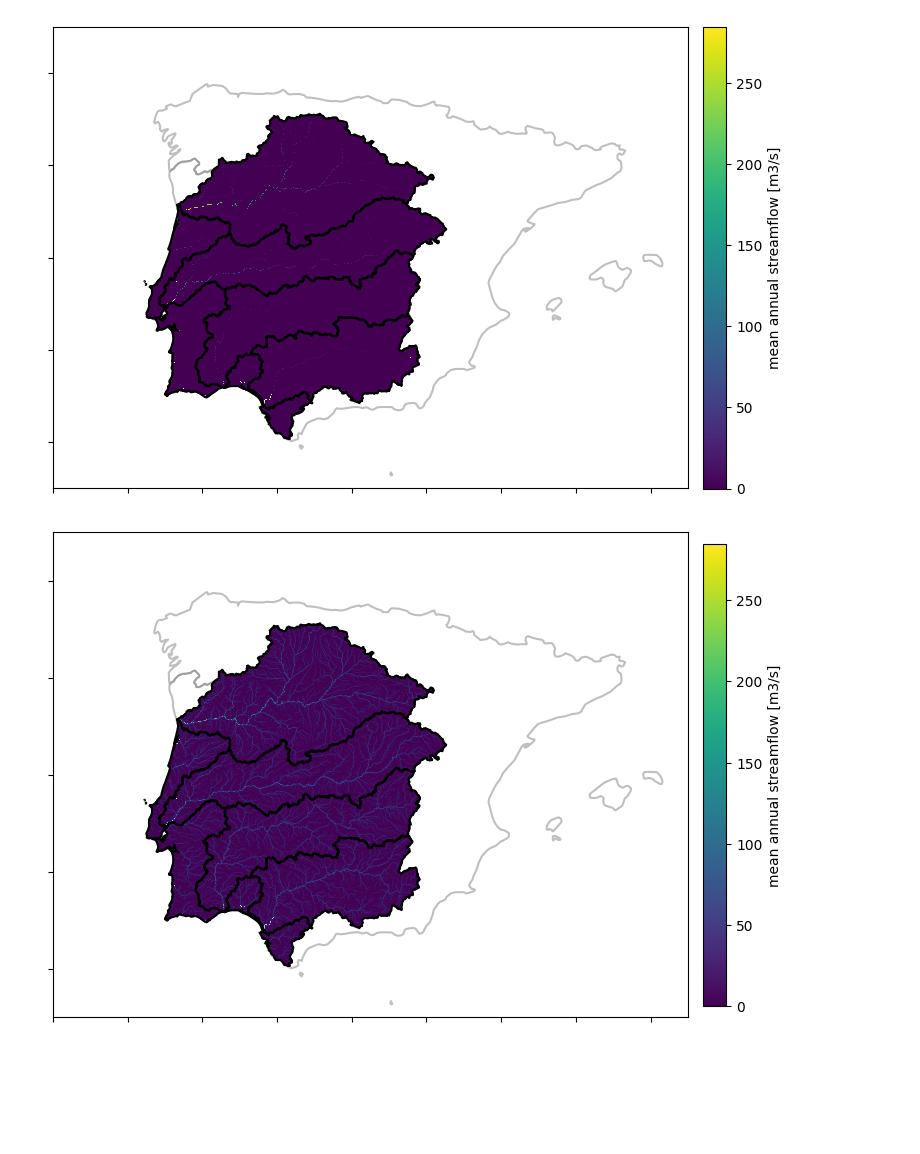
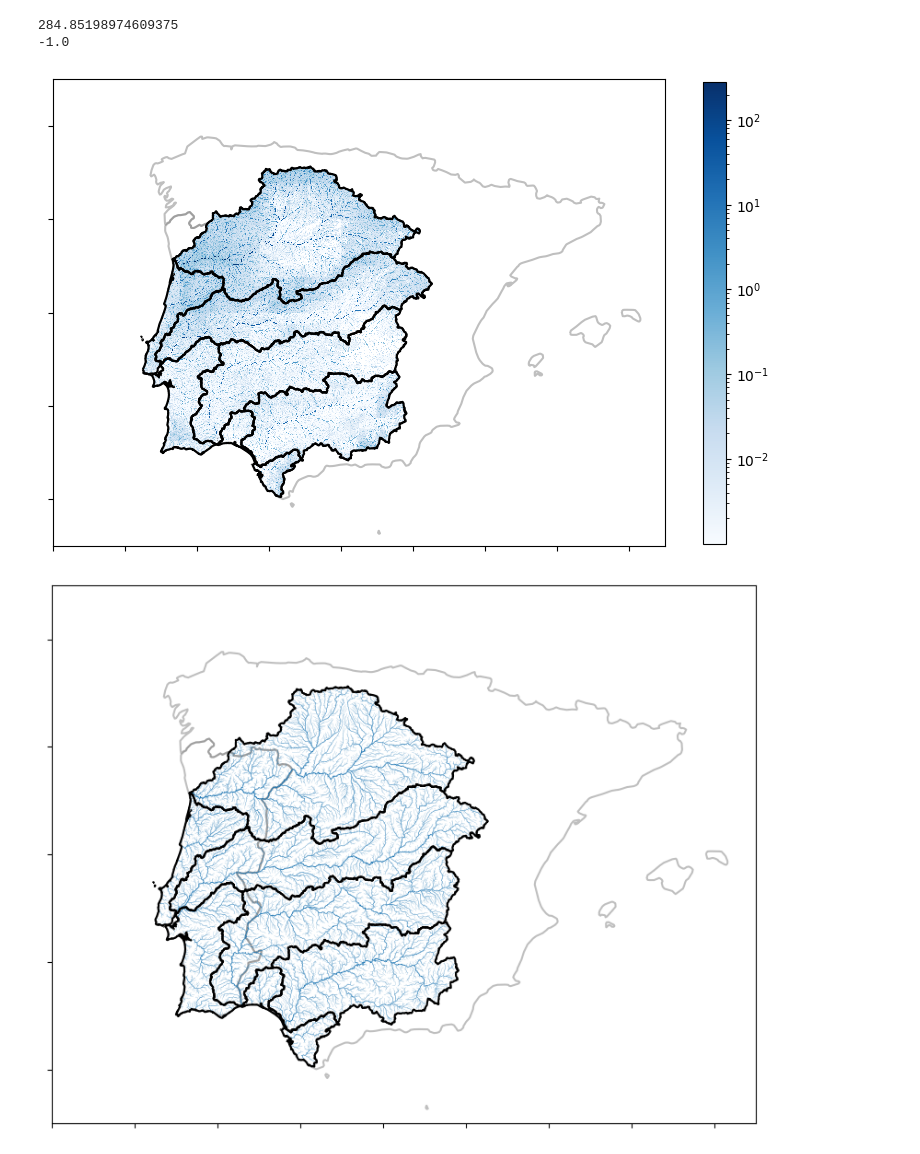
Before and after one commit to lgroenhart/AMDFLOW, a Jupyter notebook: data_exploration.ipynb, the cells around one changed output. Cells and saved outputs as stored; diff of their text form; code cells hidden in the pictures; blank space fills up the shorter version.

```diff
--- a/data_exploration.ipynb
+++ b/data_exploration.ipynb
@@ -36,15 +36,24 @@ mask_iberia = spain_mask | portugal_mask
 iberia = countries[mask_iberia]
 # %%
 rivers_in_IPB = gpd.sjoin(rivers_eu, IPB, predicate='intersects', how='inner')
+# %%
+print(flo_IPB["value"].max())
+print(flo_IPB["value"].min())
+# %% [output]
+284.85198974609375
+-1.0
 # %%
+import matplotlib.colors as mcolors
 fig, ax = plt.subplots(figsize = (8, 8))
-sizes = rivers_in_IPB["ORD_STRA"].fillna(1).astype(float) * 0.1
+
 IPB.boundary.plot(edgecolor = "k", zorder = 10, ax = ax)
 iberia.boundary.plot(edgecolor = "grey", zorder = 1, ax = ax, alpha = 0.5)
-# rivers_in_IPB.plot(ax = ax,linewidth=sizes, alpha = 0.5)
-flo_IPB_plot = flo_IPB.where(
-    flo_IPB >= 0)
-flo_IPB_plot.plot(ax = ax, cbar_kwargs={'shrink': 0.6, 'pad': 0.02})
+
+flo_IPB_plot = flo_IPB[flo_IPB["value"] > 0]
+norm = mcolors.LogNorm(vmin=flo_IPB_plot["value"].min(), vmax=flo_IPB_plot["value"].max())
+flo_IPB_plot.plot(ax = ax, column="value", cmap = "Blues",legend = True, legend_kwds={'shrink': 0.6}, norm =norm)
+
+
 ax.set_xlim(-12, 5)
 ax.set_ylim(35, 45)
 ax.set_xticklabels("")
@@ -57,26 +66,23 @@ fig.savefig("test_flo1k.png", dpi = 200)
 plt.show()
 plt.close()
 # %% [output]
-[figure, old version]
+[figure, new version]
 # %%
 fig, ax = plt.subplots(figsize = (8, 8))
 sizes = rivers_in_IPB["ORD_STRA"].fillna(1).astype(float) * 0.1
 IPB.boundary.plot(edgecolor = "k", zorder = 10, ax = ax)
 iberia.boundary.plot(edgecolor = "grey", zorder = 1, ax = ax, alpha = 0.5)
-rivers_in_IPB.plot(ax = ax,linewidth=sizes, alpha = 0.5)
-flo_IPB_plot = flo_IPB.where(
-    flo_IPB >= 0)
-flo_IPB_plot.plot(ax = ax, cbar_kwargs={'shrink': 0.6, 'pad': 0.02})
+rivers_in_IPB.plot(ax = ax,linewidth=sizes)
 ax.set_xlim(-12, 5)
 ax.set_ylim(35, 45)
 ax.set_xticklabels("")
 ax.set_yticklabels("")
 ax.set_ylabel("")
 ax.set_xlabel("")
 ax.set_title("")
 plt.tight_layout()
-fig.savefig("test_flo1k_hydrorivers.png", dpi = 200)
+fig.savefig("test_hydrorivers.png", dpi = 200)
 plt.show()
 plt.close()
 # %% [output]
-[figure, old version]
+[figure, new version]
```
Also changed, not shown: parts of 6 cells of this notebook.
